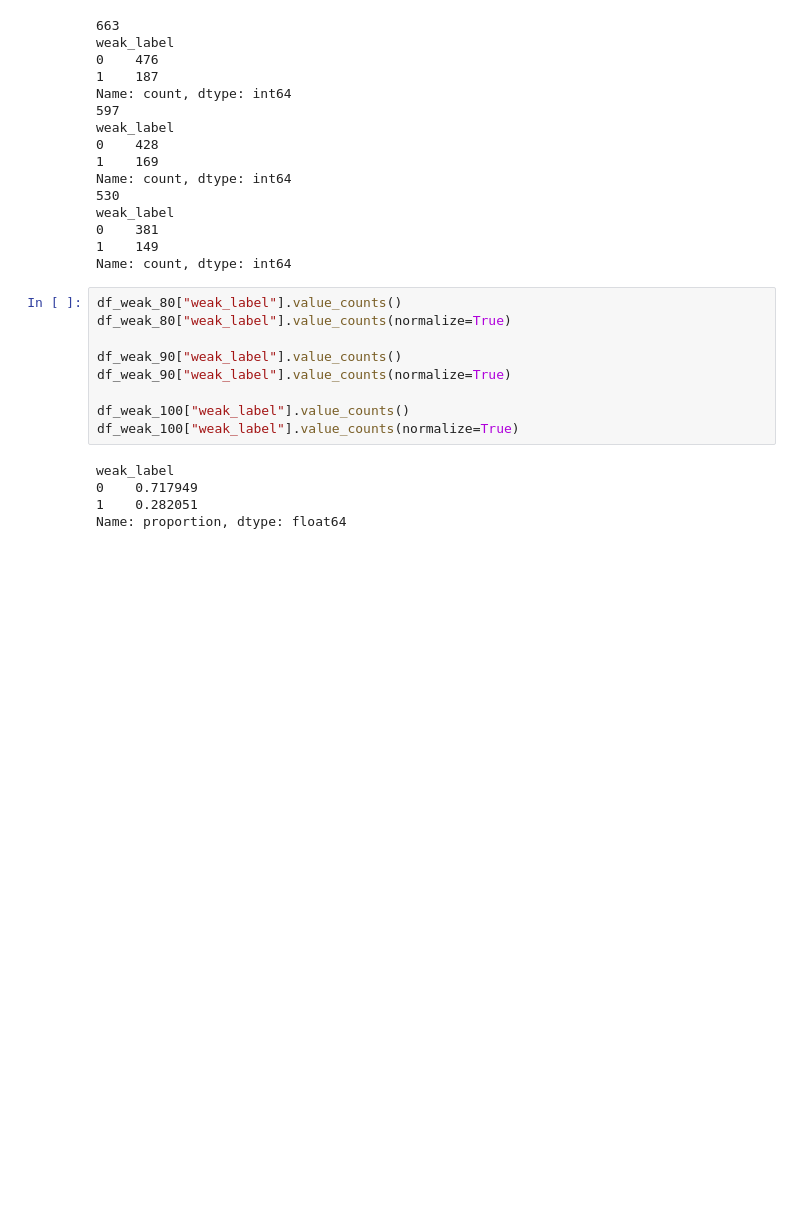
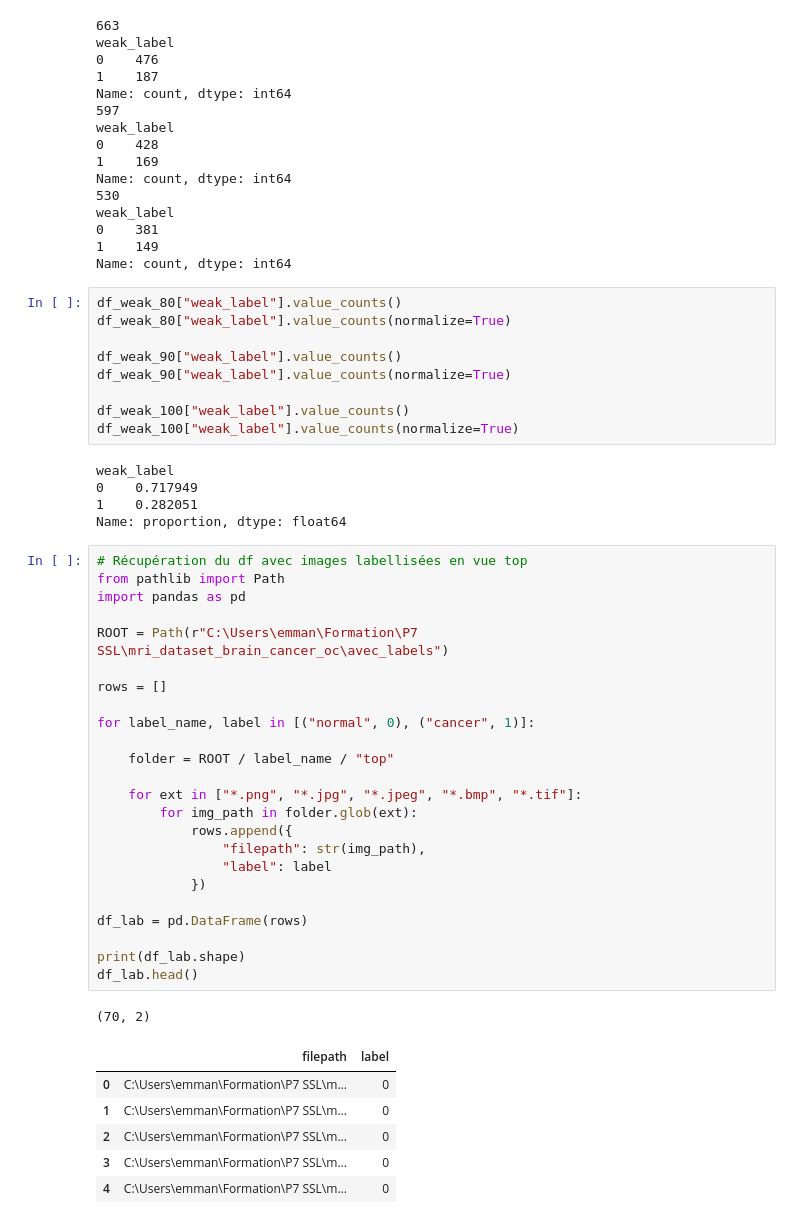
Before and after one commit to ManuHoudin/Brain_SSL, a Jupyter notebook: Brain_Modelling/Semi_supervised_labelling.ipynb, the cells around one changed output. Cells and saved outputs as stored; diff of their text form; blank space fills up the shorter version.

```diff
--- a/Brain_Modelling/Semi_supervised_labelling.ipynb
+++ b/Brain_Modelling/Semi_supervised_labelling.ipynb
@@ -88,3 +88,35 @@ weak_label
 0    0.717949
 1    0.282051
 Name: proportion, dtype: float64
+# %%
+# Récupération du df avec images labellisées en vue top
+from pathlib import Path
+import pandas as pd
+
+ROOT = Path(r"C:\Users\emman\Formation\P7 SSL\mri_dataset_brain_cancer_oc\avec_labels")
+
+rows = []
+
+for label_name, label in [("normal", 0), ("cancer", 1)]:
+
+    folder = ROOT / label_name / "top"
+
+    for ext in ["*.png", "*.jpg", "*.jpeg", "*.bmp", "*.tif"]:
+        for img_path in folder.glob(ext):
+            rows.append({
+                "filepath": str(img_path),
+                "label": label
+            })
+
+df_lab = pd.DataFrame(rows)
+
+print(df_lab.shape)
+df_lab.head()
+# %% [output]
+(70, 2)
+|  | filepath | label |
+| 0 | C:\Users\emman\Formation\P7 SSL\m... | 0 |
+| 1 | C:\Users\emman\Formation\P7 SSL\m... | 0 |
+| 2 | C:\Users\emman\Formation\P7 SSL\m... | 0 |
+| 3 | C:\Users\emman\Formation\P7 SSL\m... | 0 |
+| 4 | C:\Users\emman\Formation\P7 SSL\m... | 0 |
```
Also changed, not shown: parts of 29 cells of this notebook, 3 other files.
